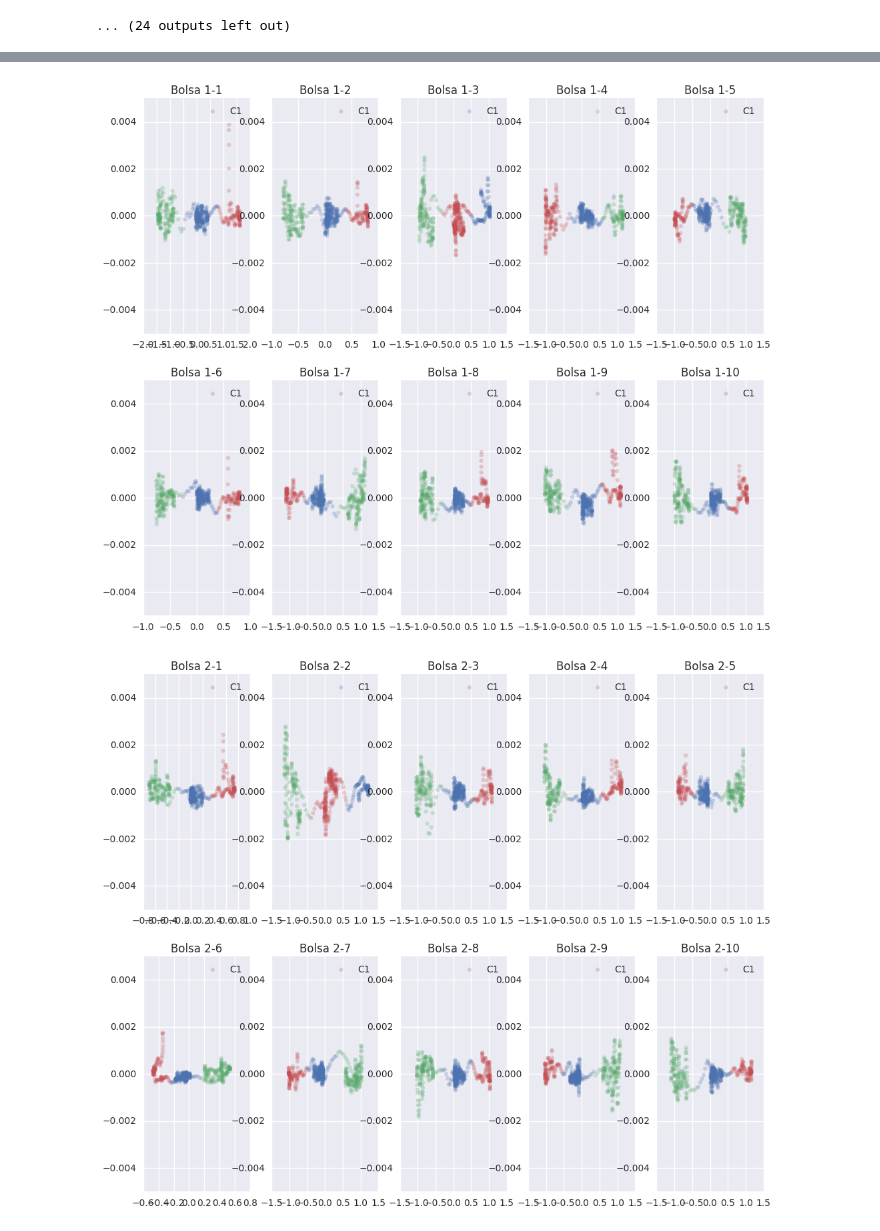
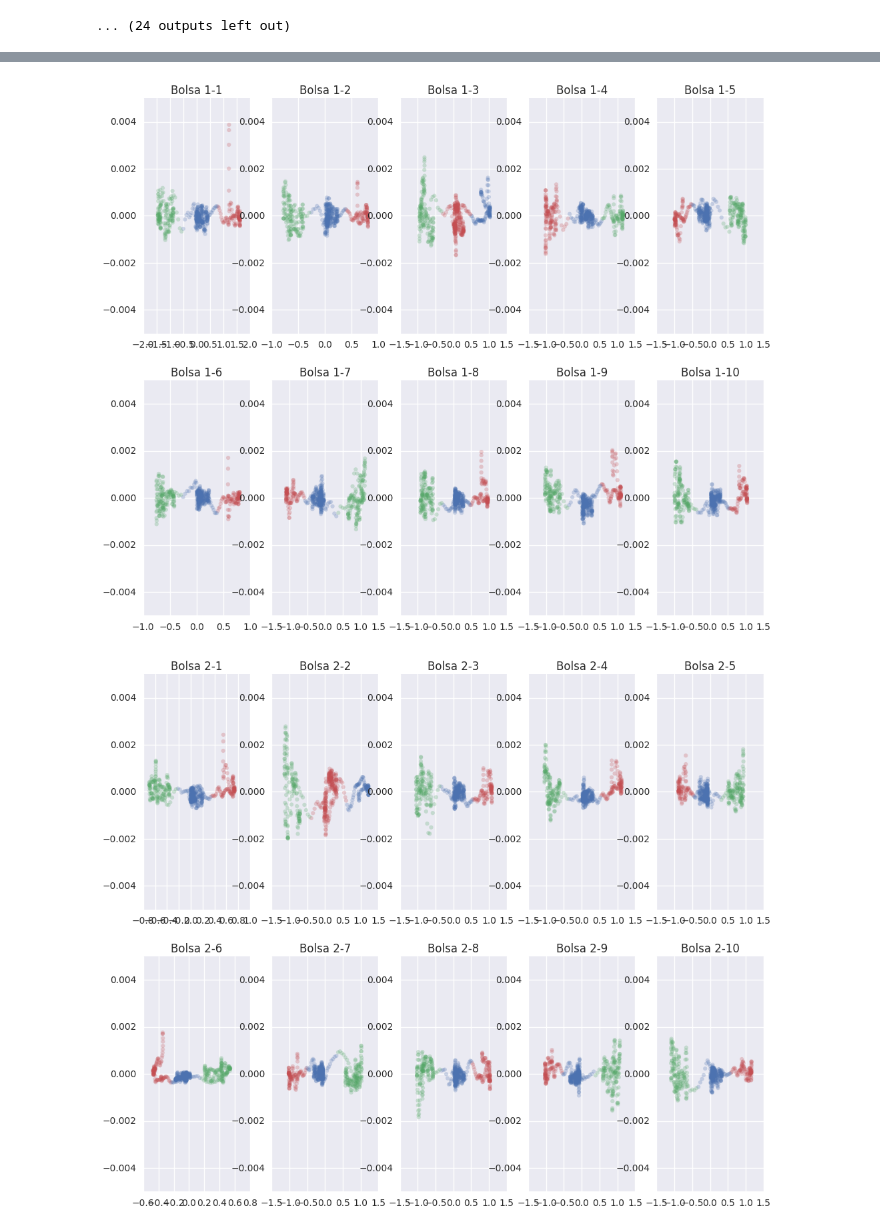
Before and after one commit to samuel1a0/prb_clustering, a Jupyter notebook: clustering.ipynb, the cells around one changed output, grey strips where cells are left out. Cells and saved outputs as stored; diff of their text form; code cells hidden in the pictures.

Commit message:
intentando con legends

```diff
--- a/clustering.ipynb
+++ b/clustering.ipynb
@@ -531,34 +532,39 @@ for i, j in itertools.product(range(25), range(13)):
     f_name = "Prueba Claudio Bolsa {}-{}.csv".format(i,j)
     if f_name in dir_list:
         f = pd.read_csv("SojaData/"+f_name, index_col=0, skip_blank_lines=True, skiprows=2)
         f.dropna(axis=1, how="any", inplace=True)
 
         pca_train = RandomizedPCA(n_components=2, random_state=10).fit(f)
         f_t = pca_train.transform(f)
         cls = KMeans(init='k-means++', n_clusters=3, random_state=10)
         labels = cls.fit_predict(f_t)
         resultados["B {0}-{1}".format(i,j)] = labels
 
         colors = [palette[x] if x >= 0 else (0.0, 0.0, 0.0) for x in labels]
 
         ind1 = divmod((j-1),5)[0]
         ind2 = ((j-1)%5)
         ax = axarr[ind1][ind2]
         ax.set_ylim([-0.005 , 0.005])
 
-#        legs = [for i in set(colors)]
+#         legs = [for i in set(colors)]
 
         ax.scatter(f_t.T[0], f_t.T[1],
                                   c=colors, alpha=0.25, s=80, linewidths=0, marker=".", label=colors)
-        ax.legend(["C1", "C2", "C3"],loc=1)
+#         ax.legend(["C1", "C2", "C3"],loc=1)
+#         for a, b in enumerate(np.unique(labels)):
+#             m = (labels == b)
+#             ax.scatter(np.ma.array(f_t.T[0],mask=m), np.ma.array(f_t.T[1], mask=m),
+#                                   c=colors, alpha=0.25, s=80, linewidths=0, marker=".", label="C%d"%a)
+#         ax.legend(loc=3)
         ax.set_title("Bolsa {0}-{1}".format(i,j))
         if j==10:
             fig.show()
             fig, axarr = plt.subplots(2,5)
             fig.set_size_inches(h=10, w=12)
 
 # Descomentar la línea de abajo para ver los resultados en un DataFrame
 #display(resultados)
 # %% [output]
-[figure, old version]
+[figure, new version]
-[figure, old version]
+[figure, new version]
```
Also changed, not shown: parts of 4 cells of this notebook.
